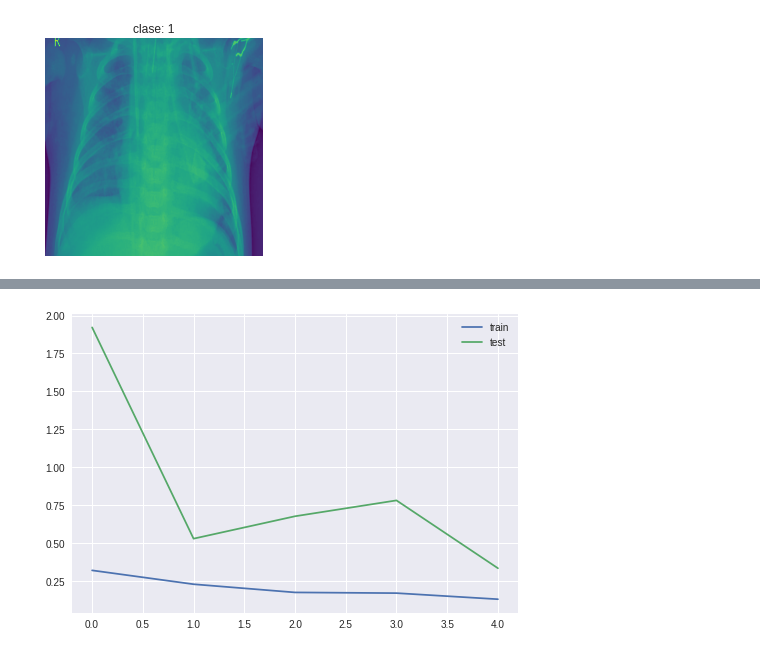
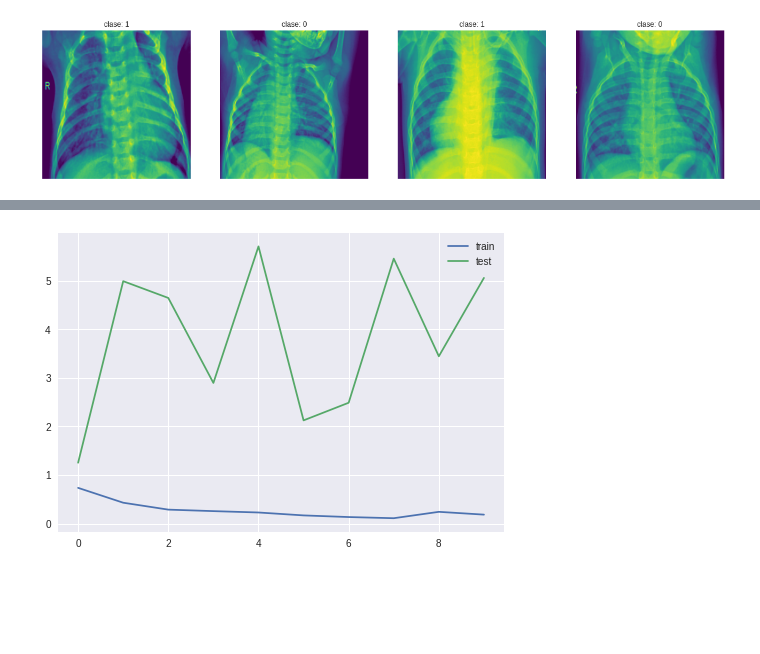
Before and after one commit to ifayost/cdb_pneumonia, a Jupyter notebook: Colab/CDB_Pneumonia.ipynb, the cells around one changed output, grey strips where cells are left out. Cells and saved outputs as stored; diff of their text form; code cells hidden in the pictures; blank space fills up the shorter version.

```diff
--- a/Colab/CDB_Pneumonia.ipynb
+++ b/Colab/CDB_Pneumonia.ipynb
@@ -68,32 +69,42 @@ device = torch.device("cuda:0" if torch.cuda.is_available() else "cpu")
 
 data_transforms = {
     'train':transforms.Compose([
-        transforms.Resize((800,800)),
+        transforms.RandomHorizontalFlip(p=0.5),
+        transforms.Resize((224,224)),
+        transforms.Grayscale(num_output_channels=1),
+        torchvision.transforms.ColorJitter(brightness=(0.9,1.1), contrast=(1,1.1)),
+        transforms.ToTensor()]),
+    'val':transforms.Compose([
+        transforms.Resize((224,224)),
         transforms.Grayscale(num_output_channels=1),
         transforms.ToTensor()]),
-    'val':transforms.Compose([
-        transforms.Resize((800,800)),
+    'test':transforms.Compose([
+        transforms.Resize((224,224)),
         transforms.Grayscale(num_output_channels=1),
-        transforms.ToTensor()]),
+        transforms.ToTensor()])
 }
+
 image_datasets = {x: datasets.ImageFolder(os.path.join(PATH, x), data_transforms[x])
-                  for x in ['train', 'val']}
+                  for x in ['train', 'val', 'test']}
 
-dataset_sizes = {x: len(image_datasets[x]) for x in ['train', 'val']}
+dataset_sizes = {x: len(image_datasets[x]) for x in ['train', 'val', 'test']}
 class_names = image_datasets['train'].classes
 class_samples = {x: np.sum([1 for _ in os.listdir(os.path.join(PATH, 'train', x))])
                 for x in class_names}
 weights = 1. / torch.tensor(list(class_samples.values()), dtype=torch.float).to(device)
 dataloaders = {x: torch.utils.data.DataLoader(image_datasets[x], shuffle=True,
-                                              batch_size=12, num_workers=2)
-              for x in ['train', 'val']}
+                                              batch_size=16, num_workers=2)
+              for x in ['train', 'val', 'test']}
 # %%
-inputs, classes = next(iter(dataloaders['train']))
-plt.imshow(inputs.numpy()[0,0], cmap='viridis')
-plt.title(f'clase: {classes.numpy()[0]}');
-plt.axis('off');
+fig = plt.figure(figsize=(20,8))
+for i in range(4):
+  inputs, classes = next(iter(dataloaders['train']))
+  ax = fig.add_subplot(1,4,i+1)
+  ax.imshow(inputs.numpy()[0,0], cmap='viridis')
+  ax.set_title(f'clase: {classes.numpy()[0]}');
+  ax.axis('off');
 # %% [output]
-[figure, old version]
+[figure, new version]
 # %%
 vgg16 = torchvision.models.vgg16(pretrained=True)
 for param in vgg16.features.parameters():
@@ -149,8 +173,8 @@ for epoch in range(n_epochs):
 t_loss = np.array(train_loss)
 e_loss = np.array(eval_loss)
 # %%
-plt.plot(np.mean(t_loss.reshape(-1,len(t_loss)//5), axis=1), label='train');
-plt.plot(np.mean(e_loss.reshape(-1,len(e_loss)//5), axis=1), label='test');
+plt.plot(np.mean(t_loss.reshape(-1,len(t_loss)//n_epochs), axis=1), label='train');
+plt.plot(np.mean(e_loss.reshape(-1,len(e_loss)//n_epochs), axis=1), label='test');
 plt.legend();
 # %% [output]
-[figure, old version]
+[figure, new version]
```
Also changed, not shown: parts of 9 cells of this notebook.
